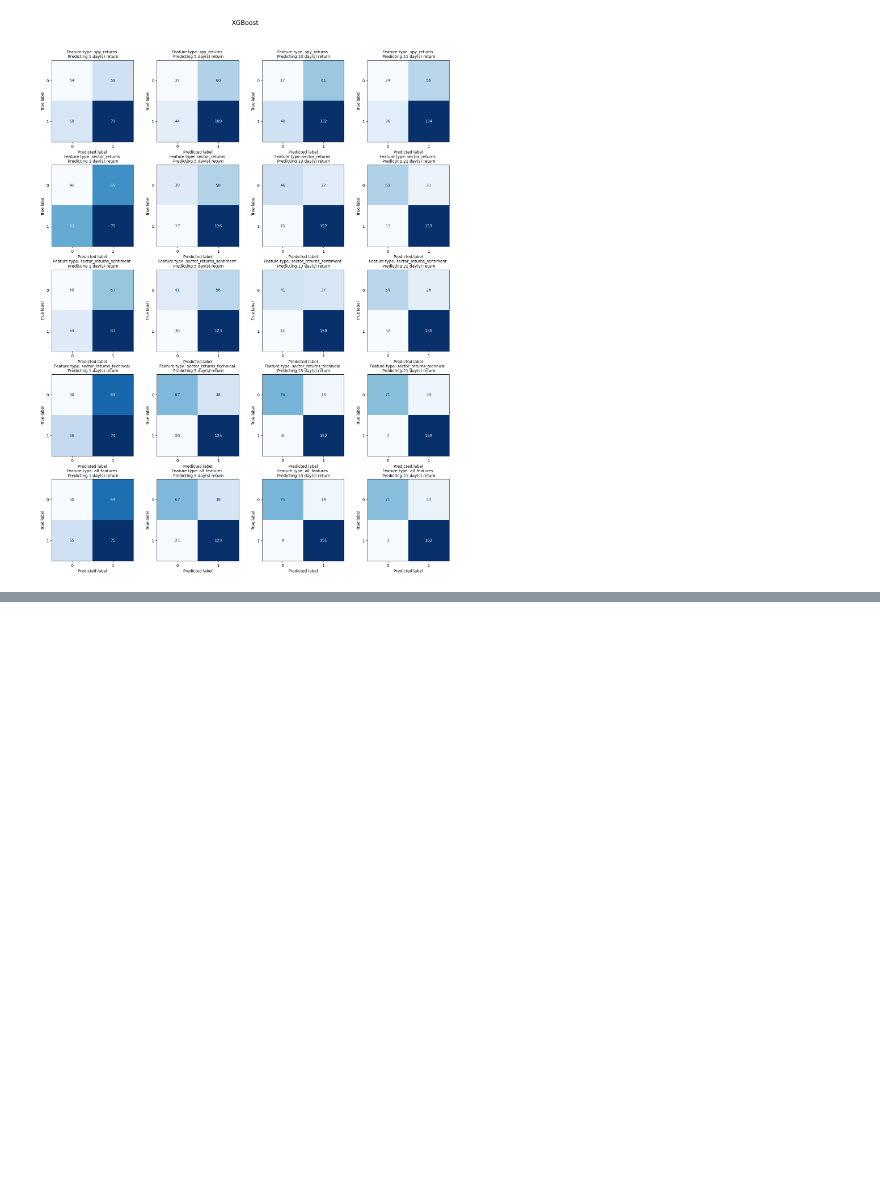
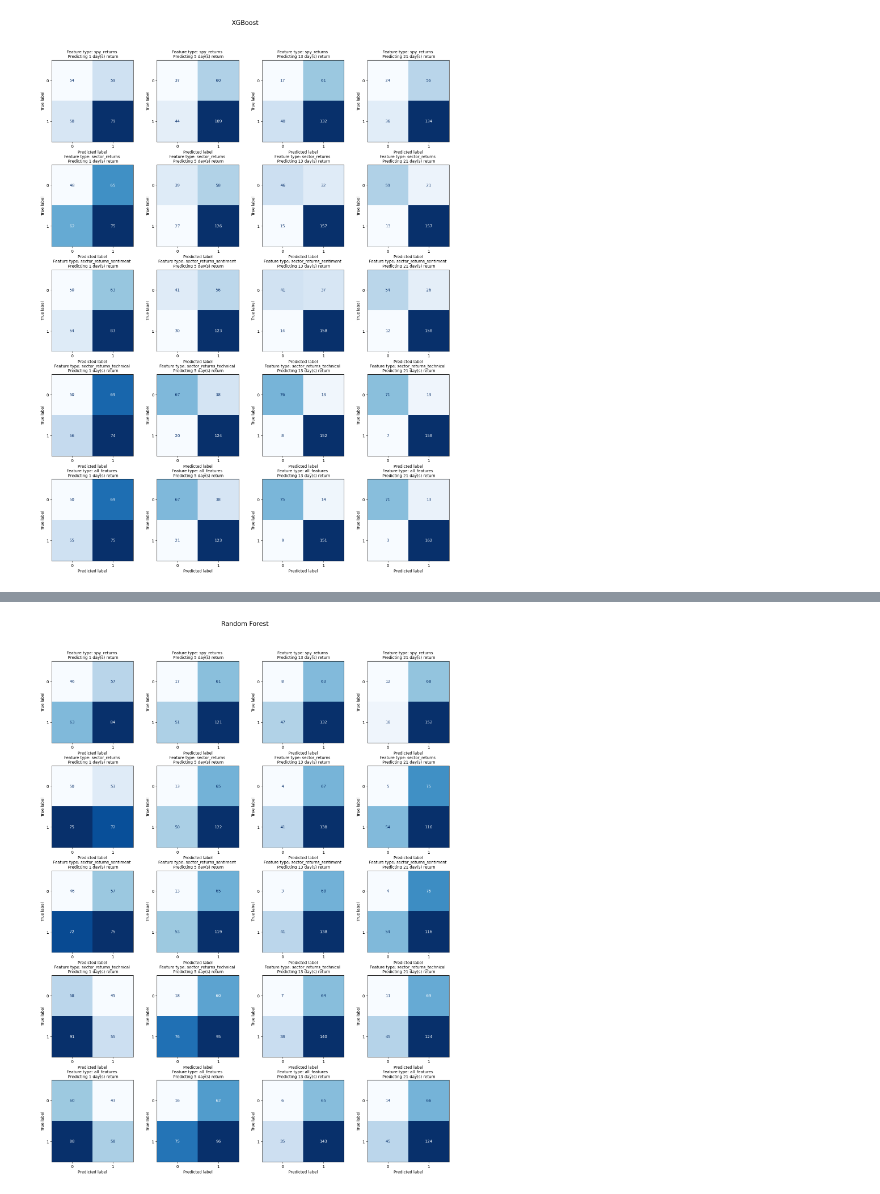
Before and after one commit to nogibjj/Hedgehog, a Jupyter notebook: predictions.ipynb, the cells around one changed output, grey strips where cells are left out. Drawn from its saved outputs; the diff is of its cells as text; code cells hidden in the pictures; blank space fills up the shorter version.

```diff
--- a/predictions.ipynb
+++ b/predictions.ipynb
@@ -149,0 +261,4 @@ plot_all_confusion_matrices(models_key["xgboost"], "XGBoost")
+# %%
+plot_all_confusion_matrices(models_key["random_forest"], "Random Forest")
+# %% [output]
+[figure, added]
```
Also changed, not shown: parts of 4 cells of this notebook, 1 other file.
